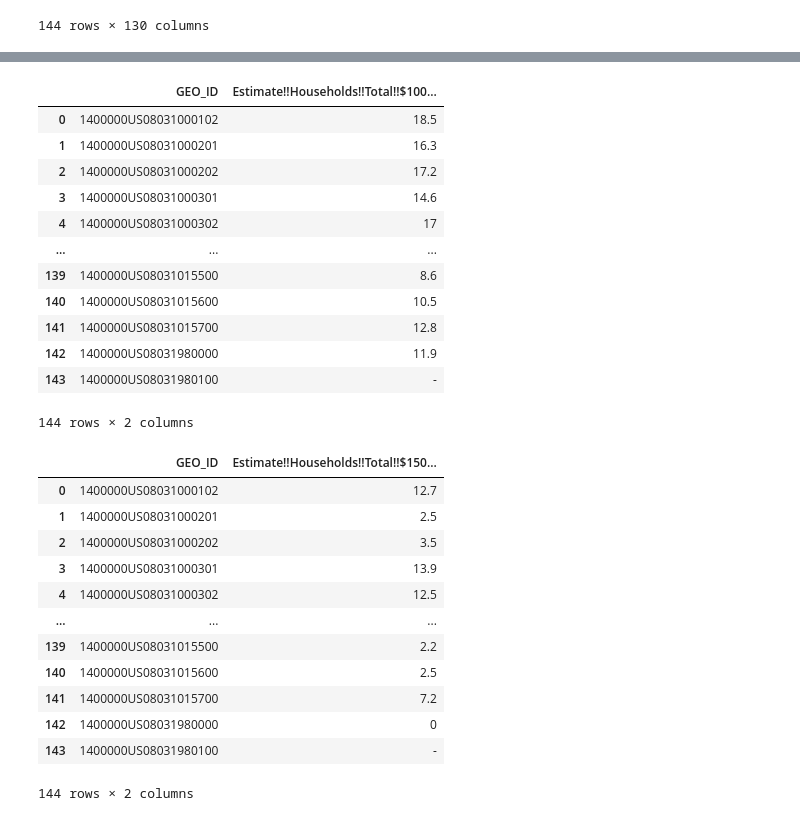
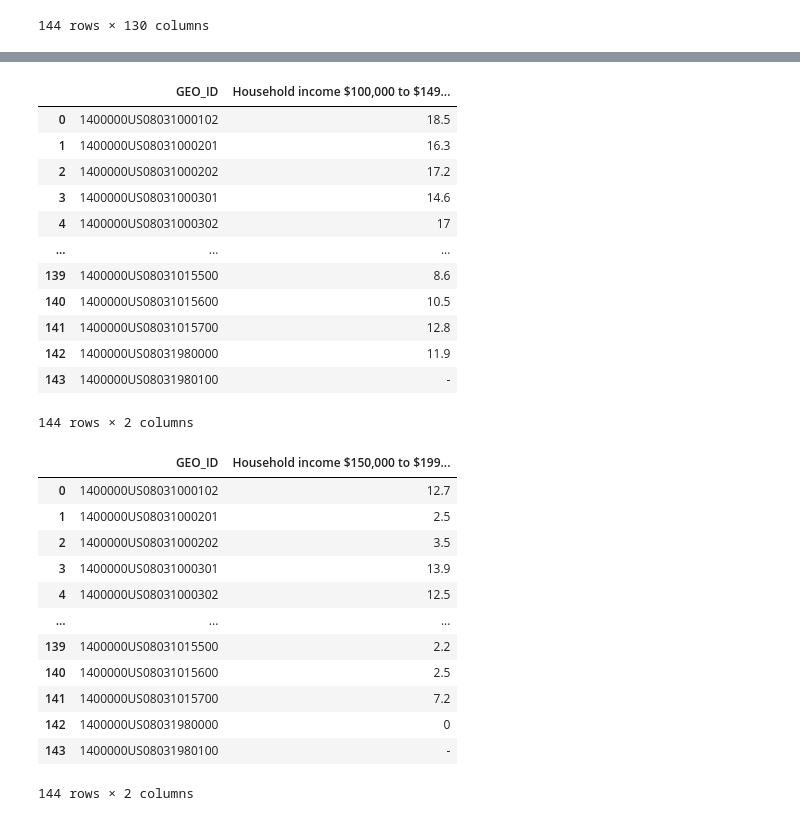
Before and after one commit to LinzStearns/CO_real_estate, a Jupyter notebook: 2018 income.ipynb, the cells around one changed output, grey strips where cells are left out. Saved outputs shown, nothing was run; the diff lists cells and outputs as text; code cells hidden in the pictures.

```diff
--- a/2018 income.ipynb
+++ b/2018 income.ipynb
@@ -93,9 +96,10 @@ income_df_greaterthan75
 # %%
 # Keep columns: income greater than 100K, less than 150K
 income_df_greaterthan100  = income_df.filter(['GEO_ID','Estimate!!Households!!Total!!$100,000 to $149,999'])
+income_df_greaterthan100 = income_df_greaterthan100.rename(columns={'Estimate!!Households!!Total!!$100,000 to $149,999': 'Household income $100,000 to $149,999'})
 income_df_greaterthan100
 # %% [output]
-|  | GEO_ID | Estimate!!Households!!Total!!$100... |
+|  | GEO_ID | Household income $100,000 to $149... |
 | 0 | 1400000US08031000102 | 18.5 |
 | 1 | 1400000US08031000201 | 16.3 |
 | 2 | 1400000US08031000202 | 17.2 |
@@ -111,9 +115,10 @@ income_df_greaterthan100
 # %%
 # Keep columns: income greater than 150K, less than 200K
 income_df_greaterthan150  = income_df.filter(['GEO_ID','Estimate!!Households!!Total!!$150,000 to $199,999'])
+income_df_greaterthan150 = income_df_greaterthan150.rename(columns={'Estimate!!Households!!Total!!$150,000 to $199,999': 'Household income $150,000 to $199,999'})
 income_df_greaterthan150
 # %% [output]
-|  | GEO_ID | Estimate!!Households!!Total!!$150... |
+|  | GEO_ID | Household income $150,000 to $199... |
 | 0 | 1400000US08031000102 | 12.7 |
 | 1 | 1400000US08031000201 | 2.5 |
 | 2 | 1400000US08031000202 | 3.5 |
```
Also changed, not shown: parts of 6 cells of this notebook, 23 other files.
